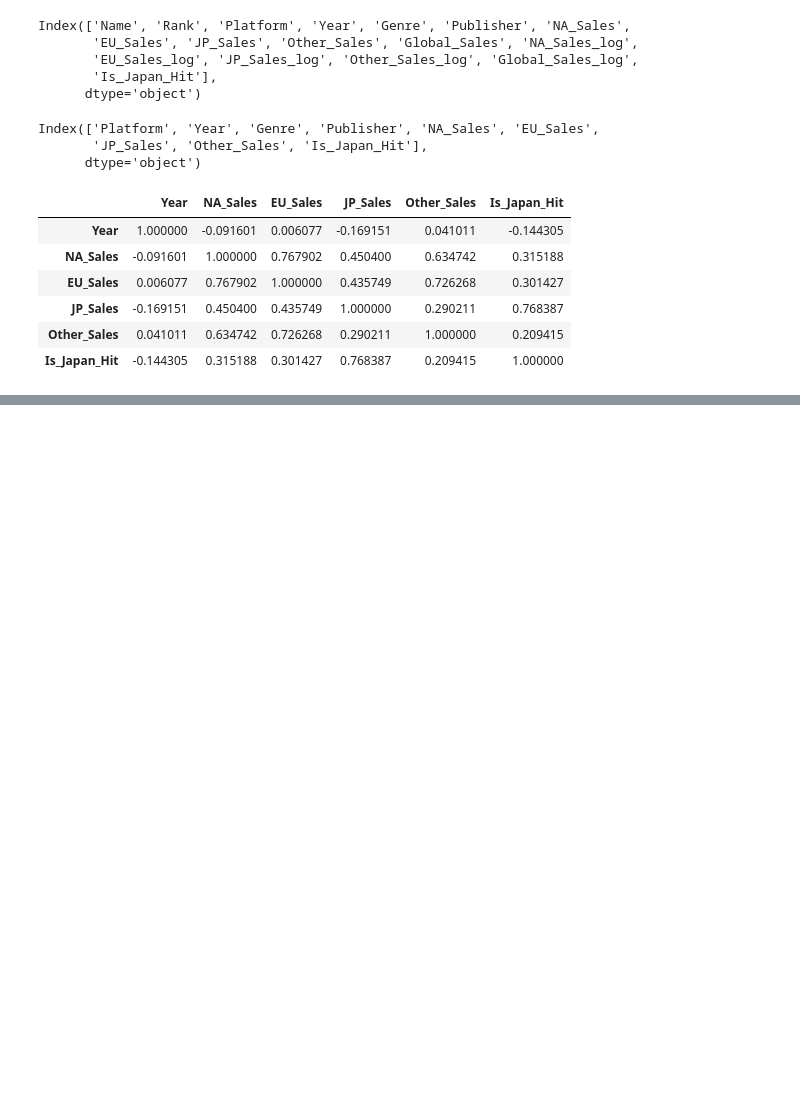
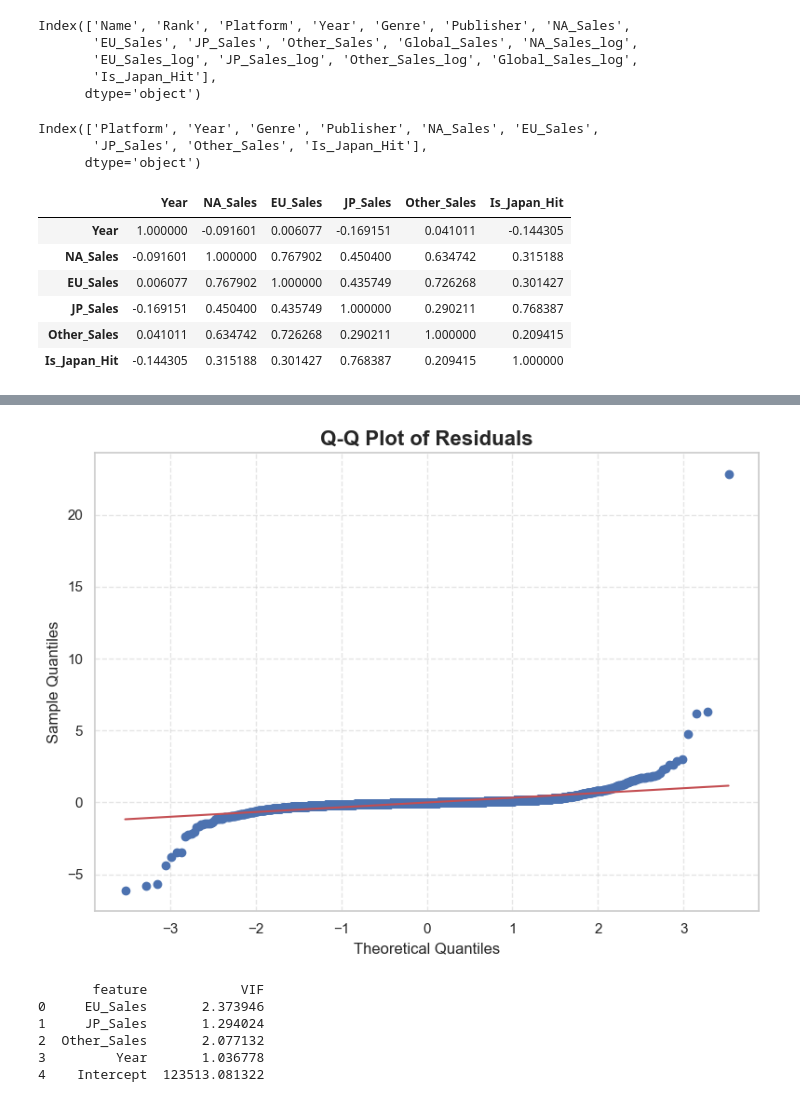
Before and after one commit to lxcnse/video-game-sales-analysis, a Jupyter notebook: notebooks/03_modeling.ipynb, the cells around one changed output, grey strips where cells are left out. Cells and saved outputs as stored; diff of their text form; code cells hidden in the pictures; blank space fills up the shorter version.

```diff
--- a/notebooks/03_modeling.ipynb
+++ b/notebooks/03_modeling.ipynb
@@ -56,0 +206,35 @@ df.corr(numeric_only=True)
+# %%
+import scipy.stats as stats
+
+plt.figure(figsize=(8, 6))
+
+stats.probplot(residuals, dist="norm", plot=plt)
+
+plt.title("Q-Q Plot of Residuals", fontsize=16, fontweight="bold")
+plt.xlabel("Theoretical Quantiles", fontsize=12)
+plt.ylabel("Sample Quantiles", fontsize=12)
+plt.grid(True, linestyle="--", alpha=0.5)
+plt.tight_layout()
+
+plt.show()
+# %% [output]
+[figure, added]
+# %%
+from statsmodels.stats.outliers_influence import variance_inflation_factor
+
+X_numeric = X.select_dtypes(include=["number"]).copy()
+
+X['Intercept'] = 1  # needed for VIF
+
+
+vif = pd.DataFrame()
+vif["feature"] = X_numeric.columns
+vif["VIF"] = [variance_inflation_factor(X_numeric.values, i) for i in range(X_numeric.shape[1])]
+print(vif)
+# %% [output]
+       feature            VIF
+0     EU_Sales       2.373946
+1     JP_Sales       1.294024
+2  Other_Sales       2.077132
+3         Year       1.036778
+4    Intercept  123513.081322
```
Also changed, not shown: parts of 33 cells of this notebook, 15 other files.
